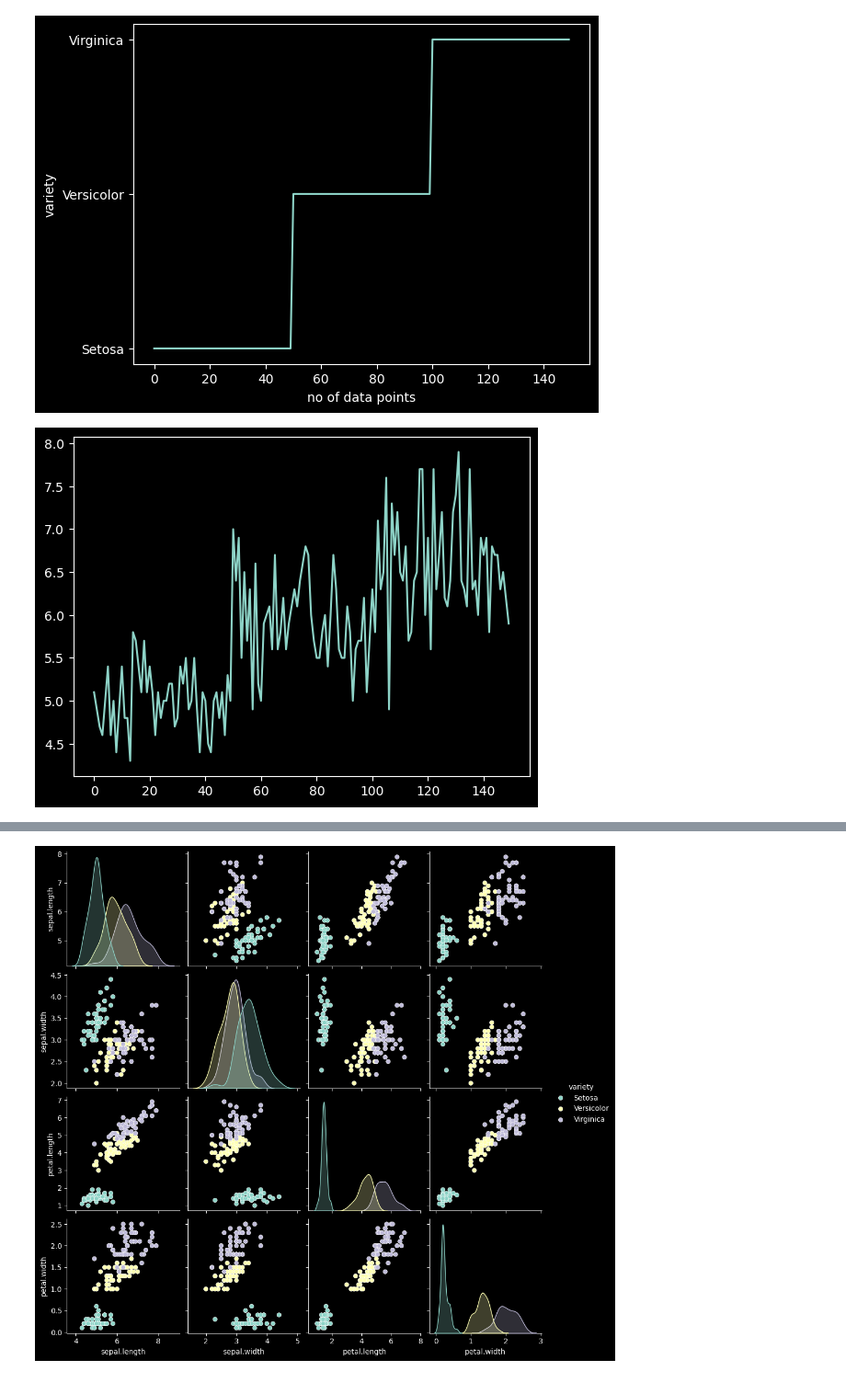
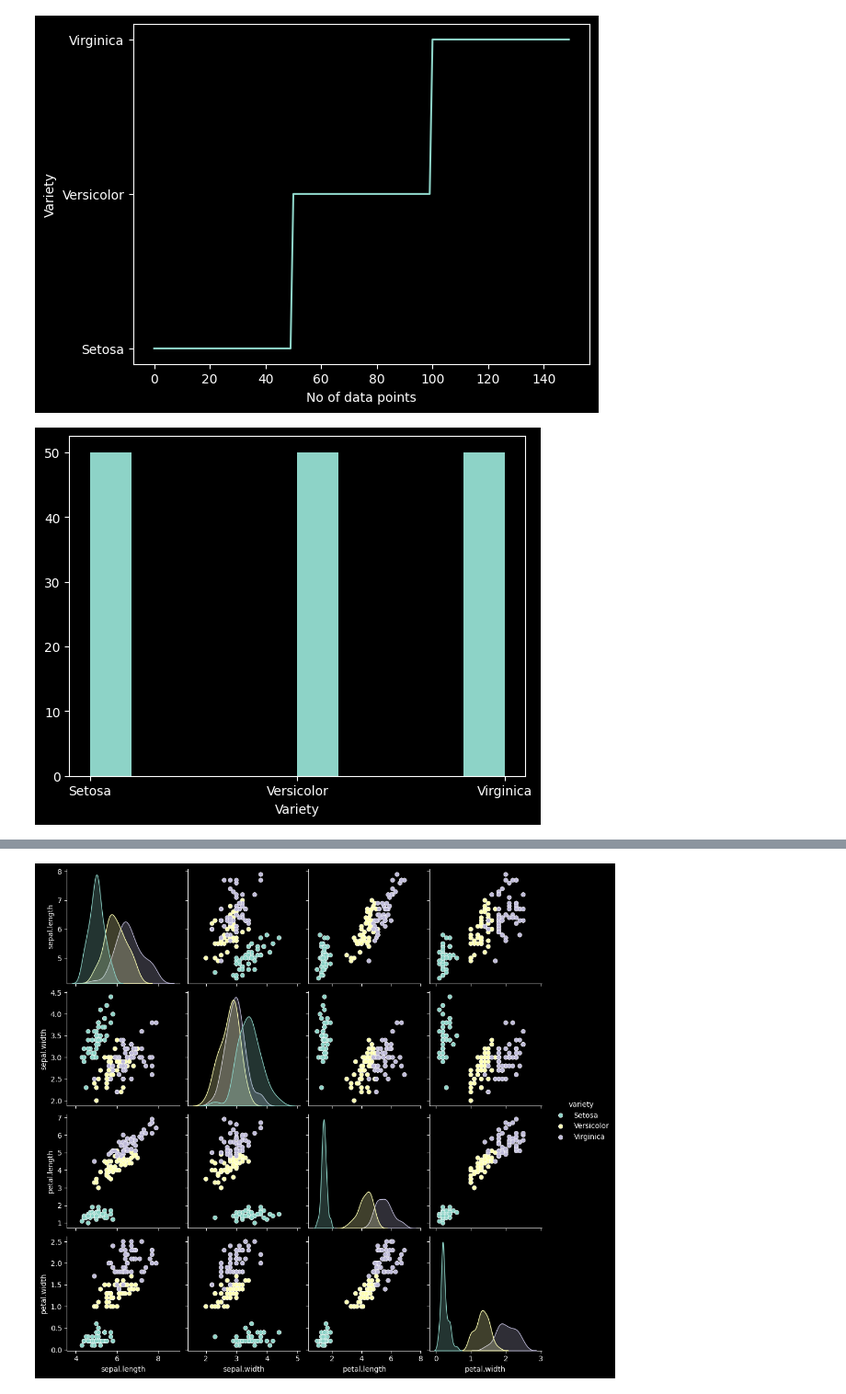
Before and after one commit to AmitavaDatta2004/PYTHON-II-LAB--PCCAIML492-, a Jupyter notebook: sem4final/eda.ipynb, the cells around one changed output, grey strips where cells are left out. Shown at 92% size. Drawn from its saved outputs; the diff is of its cells as text; code cells hidden in the pictures.

```diff
--- a/sem4final/eda.ipynb
+++ b/sem4final/eda.ipynb
@@ -69,7 +31,8 @@ plt.show()
 # %% [output]
 [figure]
 # %%
-plt.plot(data['sepal.length'])
+plt.hist(data['variety'])
+plt.xlabel("Variety")
 plt.show()
 # %% [output]
-[figure, old version]
+[figure, new version]
```
Also changed, not shown: parts of 13 cells of this notebook, 2 other files.
